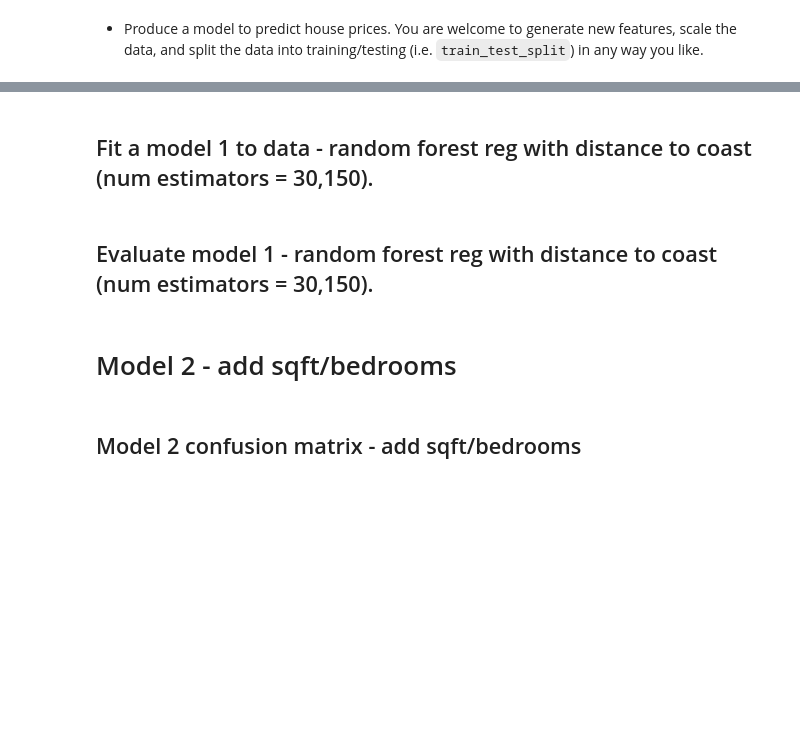
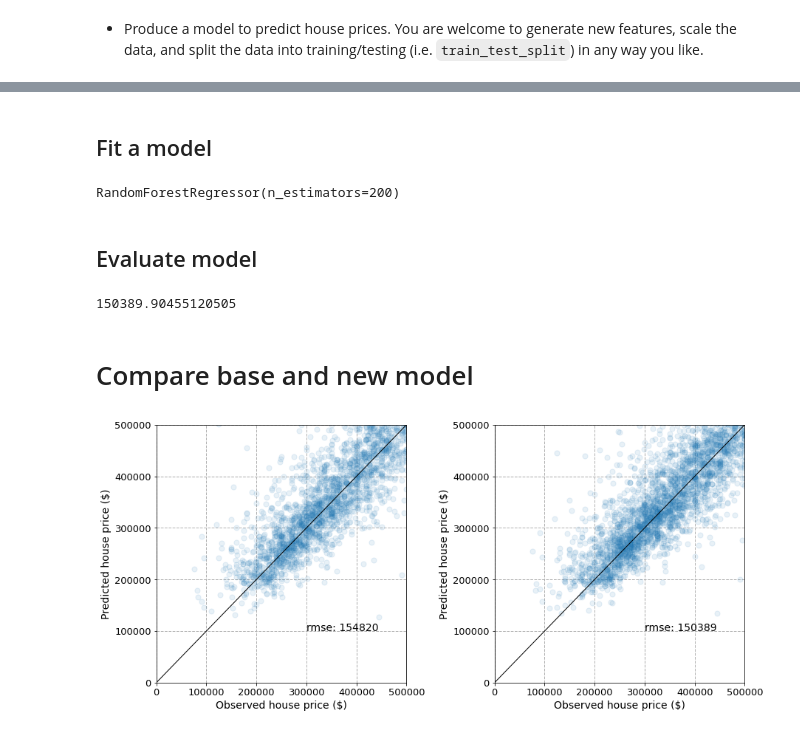
Before and after one commit to bhunter2/geospatial-data-science, a Jupyter notebook: labs/lab5/lab5_submission.ipynb, the cells around one changed output, grey strips where cells are left out. Cells and saved outputs as stored; diff of their text form; code cells hidden in the pictures; blank space fills up the shorter version.

```diff
--- a/labs/lab5/lab5_submission.ipynb
+++ b/labs/lab5/lab5_submission.ipynb
@@ -159,5 +291,5 @@ corr_matrix["price"].sort_values(ascending= False)
-# %% [markdown]
-## Fit a model 1 to data  - random forest reg with distance to coast (num estimators = 30,150).
+# %% [markdown]
+## Fit a model
 # %%
 # Define feature list
 feature_list =  ['sqft_living', 'bathrooms', 'bedrooms',
@@ -172,37 +306,52 @@ scaler = StandardScaler()
 X_scaled = scaler.fit_transform(X)
 # %%
 # Split data
-X_train, X_test, y_train, y_test = train_test_split(X_scaled, y, test_size=0.2, random_state=42)
+X_train, X_test, y_train, y_test = train_test_split(X_scaled, y, test_size=0.25, random_state=42)
 # %%
 # Define model
-forest_reg_n30 = RandomForestRegressor(n_estimators = 30)
+forest_reg_n200 = RandomForestRegressor(n_estimators = 200)
 
 # Fit model
-forest_reg_n30.fit(X_train, y_train)
-
-# Define model
-forest_reg_n150 = RandomForestRegressor(n_estimators = 150)
-
-# Fit model
-forest_reg_n150.fit(X_train, y_train)
+forest_reg_n200.fit(X_train, y_train)
+# %% [output]
+RandomForestRegressor(n_estimators=200)
-# %% [markdown]
-## Evaluate model 1  - random forest reg with distance to coast (num estimators = 30,150).
+# %% [markdown]
+## Evaluate model
 # %%
 # Predict test labels predictions
-predictions_30 = forest_reg_n30.predict(X_test)
+predictions_200 = forest_reg_n200.predict(X_test)
 
 # Compute mean-squared-error
-final_mse_30 = mean_squared_error(y_test , predictions_30)
-final_rmse_30 = np.sqrt(final_mse_30)
-final_rmse_30
+final_mse_200 = mean_squared_error(y_test , predictions_200)
+final_rmse_200 = np.sqrt(final_mse_200)
+final_rmse_200
+# %% [output]
+150389.90455120505
+# %% [markdown]
+# Compare base and new model
 # %%
 # Plot
-fig, ax = plt.subplots(figsize=(8, 6))
-ax.scatter(y_test, predictions_30, alpha=0.1, s=50, zorder=2)
-ax.plot([0,500000], [0, 500000], color='k', lw=1, zorder=3)
-ax.set_ylabel('Predicted house price ($)', fontsize=14)
-ax.set_xlabel('Observed house price ($)', fontsize=14)
-ax.tick_params(axis='both', which='major', labelsize=13)
-ax.grid(ls='dashed', lw=1, zorder=1)
-ax.set_ylim(0,500000)
-ax.set_xlim(0,500000)
+fig, ax = plt.subplots(1,2,figsize=(13, 6))
+ax[0].scatter(y_test_orig, predictions_orig, alpha=0.1, s=50, zorder=2)
+ax[0].plot([0,500000], [0, 500000], color='k', lw=1, zorder=3)
+ax[0].set_ylabel('Predicted house price ($)', fontsize=14)
+ax[0].set_xlabel('Observed house price ($)', fontsize=14)
+ax[0].tick_params(axis='both', which='major', labelsize=13)
+ax[0].grid(ls='dashed', lw=1, zorder=1)
+ax[0].set_ylim(0,500000)
+ax[0].set_xlim(0,500000)
+ax[0].text(300000, 100000, 'rmse: ' + str(int(final_rmse_orig)), fontsize = 14)
+
+ax[1].scatter(y_test, predictions_200, alpha=0.1, s=50, zorder=2)
+ax[1].plot([0,500000], [0, 500000], color='k', lw=1, zorder=3)
+ax[1].set_ylabel('Predicted house price ($)', fontsize=14)
+ax[1].set_xlabel('Observed house price ($)', fontsize=14)
+ax[1].tick_params(axis='both', which='major', labelsize=13)
+ax[1].grid(ls='dashed', lw=1, zorder=1)
+ax[1].set_ylim(0,500000)
+ax[1].set_xlim(0,500000)
+ax[1].text(300000, 100000, 'rmse: ' + str(int(final_rmse_200)), fontsize = 14)
+
+fig.tight_layout(pad = 2.0)
+# %% [output]
+[figure, added]
@@ -228,2 +357,0 @@ ax.set_xlim(0,500000)
-# %% [markdown]
-# Model 2 - add sqft/bedrooms
@@ -235,2 +357,0 @@ gdf_utm['sqft_liv_bedroom'] = gdf_utm['bedrooms']/gdf_utm['sqft_living']
-# %% [markdown]
-## Model 2 confusion matrix   - add sqft/bedrooms
```
Also changed, not shown: parts of 43 cells of this notebook.
